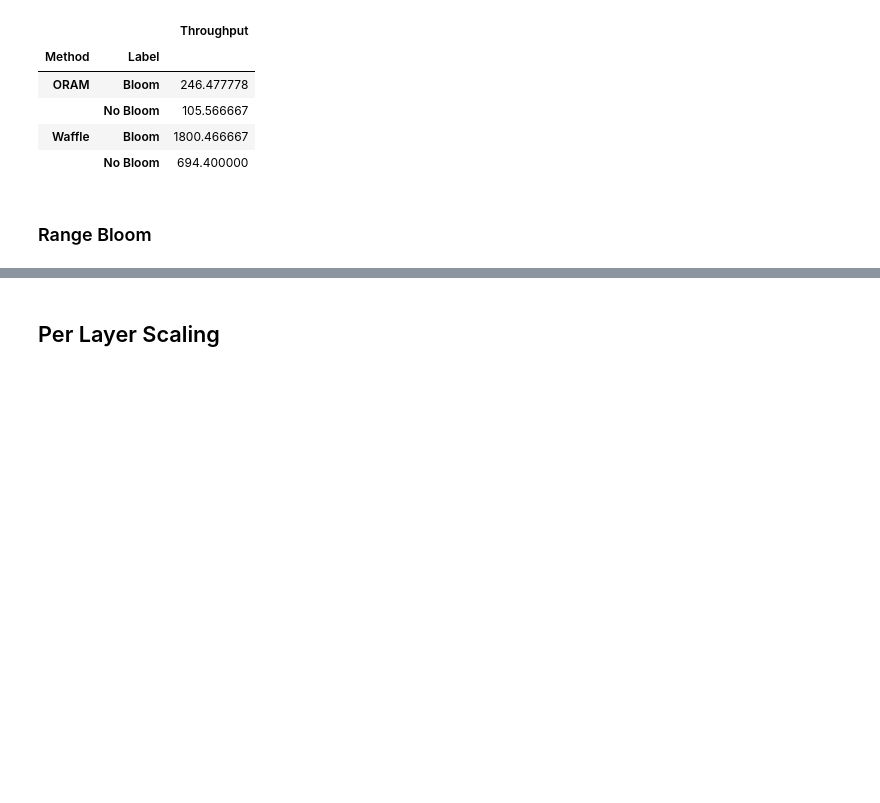
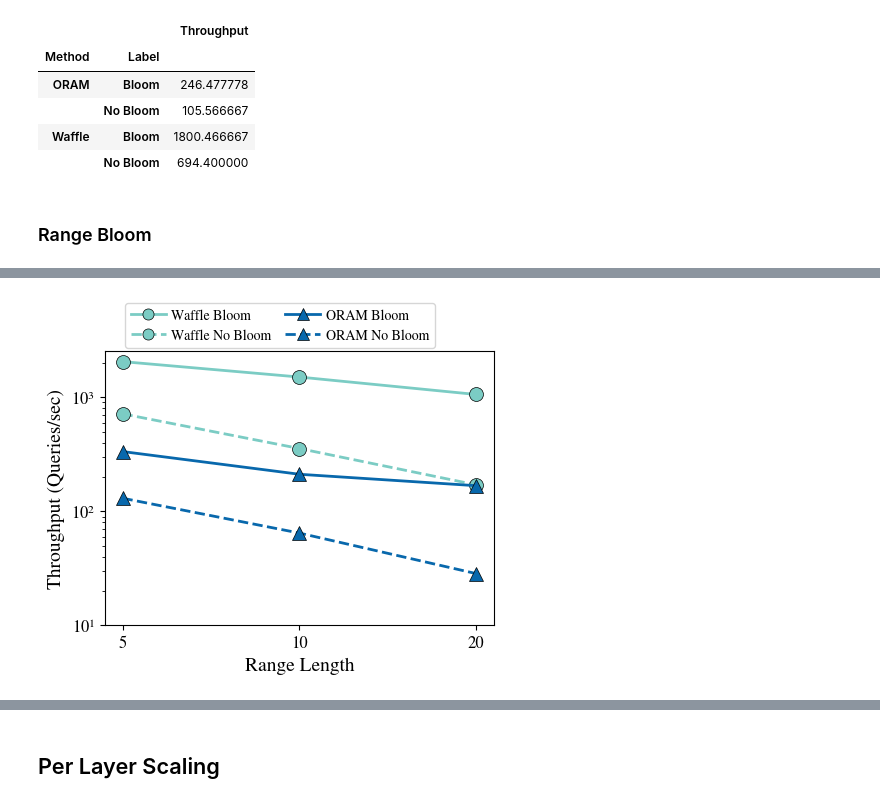
Before and after one commit to dsg-uwaterloo/ObliSQL, a Jupyter notebook: Experiments/Reviews/NewORAM/Plots.ipynb, the cells around one changed output, grey strips where cells are left out. Drawn from its saved outputs; the diff is of its cells as text; code cells hidden in the pictures; blank space fills up the shorter version.

```diff
--- a/Experiments/Reviews/NewORAM/Plots.ipynb
+++ b/Experiments/Reviews/NewORAM/Plots.ipynb
@@ -269,0 +256,88 @@ df.groupby(["Selectivity", "Filter","Method"]).agg({'Throughput': 'mean'})
+# %%
+import pandas as pd
+import seaborn as sns
+import matplotlib.pyplot as plt
+from matplotlib.lines import Line2D
+
+# --- load your data as before, then add a Method column ---
+def load_range_data(base_path, method_name):
+    dfs = []
+    for sel in ['5','10','20']:
+        for label, sub in [('Bloom','Bloom'), ('NoBloom','NoBloom')]:
+            path = f"{base_path}/Range{sel}/{label}"
+            data = read_text_files(path, sel, 3, label.replace('NoBloom','No Bloom'))
+            df = pd.DataFrame(data)
+            df.rename(columns={'ScaleFactor':'Selectivity', 'Label':'Filter'}, inplace=True)
+            df['Method'] = method_name
+            dfs.append(df)
+    return pd.concat(dfs, ignore_index=True)
+
+# load both
+oram_df   = load_range_data('/home/haseeb/Desktop/ReviewGraphs/NewORAM/Range/ORAM/DefaultRange', 'ORAM')
+waffle_df = load_range_data('/home/haseeb/Desktop/ReviewGraphs/NewORAM/Range/Waffle/RangeBloom/DefaultRange', 'Waffle')
+
+# combine and aggregate at the start
+df_raw = pd.concat([oram_df, waffle_df], ignore_index=True)
+
+# Aggregate the data to get mean values (avoiding error bars)
+df = df_raw.groupby(['Selectivity', 'Method', 'Filter'])['Throughput'].mean().reset_index()
+df['Selectivity'] = pd.Categorical(df['Selectivity'], categories=['5','10','20'], ordered=True)
+df.sort_values('Selectivity', inplace=True)
+
+# plot with paper-friendly figure size
+fig, ax = plt.subplots(figsize=(5, 3.5))
+
+# Plot each combination separately for better control
+for method in ['Waffle', 'ORAM']:
+    for filter_type in ['Bloom', 'No Bloom']:
+        subset = df[(df['Method'] == method) & (df['Filter'] == filter_type)]
+
+        # Set colors
+        color = '#7bccc4' if method == 'Waffle' else '#0868ac'
+
+        # Set markers
+        marker = 'o' if method == 'Waffle' else '^'
+
+        # Set line style
+        linestyle = '-' if filter_type == 'Bloom' else '--'
+
+        ax.plot(subset['Selectivity'], subset['Throughput'],
+                color=color, marker=marker, linestyle=linestyle,
+                markersize=10, linewidth=2, markeredgecolor='black', markeredgewidth=0.5)
+
+ax.set_xlabel("Range Length", fontsize=14)
+ax.set_ylabel("Throughput (Queries/sec)", fontsize=14)
+ax.set_yscale("log")
+ax.set_ylim(bottom=10)
+ax.tick_params(labelsize=12)
+
+# Create custom legend with longer lines
+legend_elements = [
+    Line2D([0], [0], color='#7bccc4', marker='o', linestyle='-',
+           markersize=8, linewidth=2, markeredgecolor='black', markeredgewidth=0.5,
+           label='Waffle Bloom'),
+    Line2D([0], [0], color='#7bccc4', marker='o', linestyle='--',
+           markersize=8, linewidth=2, markeredgecolor='black', markeredgewidth=0.5,
+           label='Waffle No Bloom'),
+    Line2D([0], [0], color='#0868ac', marker='^', linestyle='-',
+           markersize=8, linewidth=2, markeredgecolor='black', markeredgewidth=0.5,
+           label='ORAM Bloom'),
+    Line2D([0], [0], color='#0868ac', marker='^', linestyle='--',
+           markersize=8, linewidth=2, markeredgecolor='black', markeredgewidth=0.5,
+           label='ORAM No Bloom')
+]
+
+# Add legend above the plot with compact formatting
+ax.legend(handles=legend_elements, fontsize=10,
+          loc='upper center', bbox_to_anchor=(0.45, 1.2), ncol=2,
+          frameon=True, handlelength=2.5, handletextpad=0.4, columnspacing=1.0)
+
+# Adjust layout for paper format
+fig.tight_layout()
+plt.subplots_adjust(top=1)  # Adjusted for smaller figure
+
+plt.show()
+fig.savefig("/home/haseeb/Desktop/ReviewGraphs/Figures/RangeQueries.png", format='png',
+            bbox_inches='tight', dpi=300)
+# %% [output]
+[figure, added]
```
Also changed, not shown: parts of 3 cells of this notebook, 24 other files.
